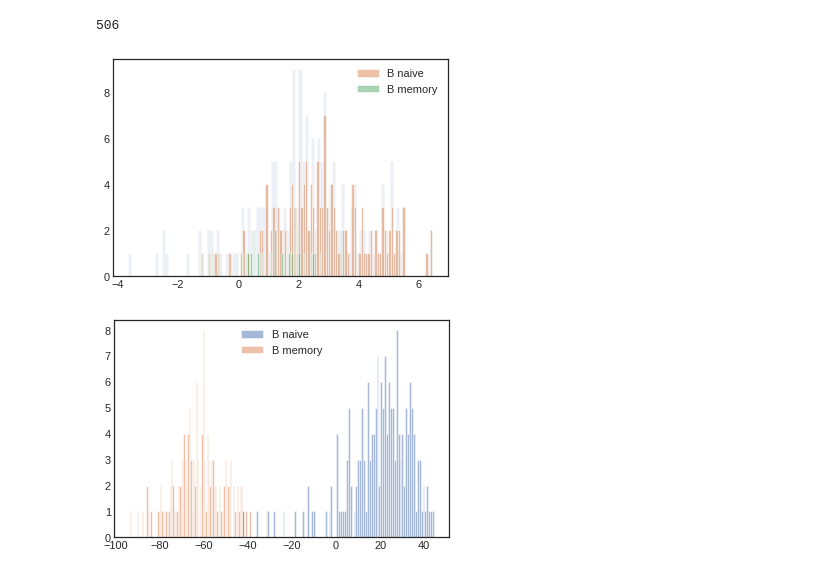
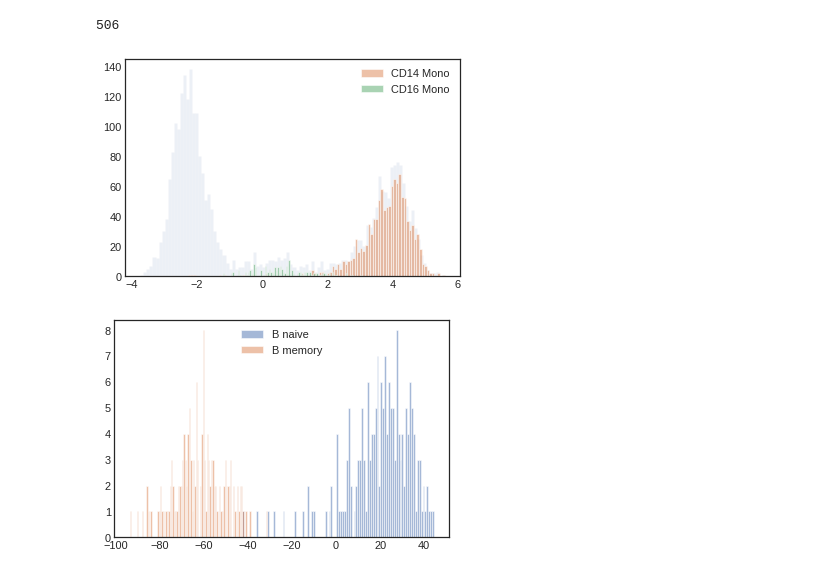
Before and after one commit to xinzhu-email/CITE-pool, a Jupyter notebook: AnalysisTutorial_.ipynb, the cells around one changed output. Cells and saved outputs as stored; diff of their text form; code cells hidden in the pictures.

```diff
--- a/AnalysisTutorial_.ipynb
+++ b/AnalysisTutorial_.ipynb
@@ -18,12 +18,12 @@ tree.left.right.indices
 # data = pd.read_csv('datasets/SeuratV4/adt_main_clr.csv',header=0,index_col=0)
 
 # data = pd.read_csv('./datasets/SeuratV4/adt_p8_main_clr.csv',header=0,index_col=0)
-id ='4_5/t0p4'
-# data = pd.read_csv('../data/4tumor/subdata/ADT_'+id+'.csv',index_col=0)
+id ='1'
+data = pd.read_csv('../data/covid19/subdata/ADT_'+id+'.csv',index_col=0)
 # data = pd.read_csv('../simulator_out/ADT_simulator_'+id+'.csv',index_col=0)
-data = pd.read_csv('../SeuratV4/subdata/'+id+'_ADT.csv', sep=',',index_col=0, header=0)
+# data = pd.read_csv('../SeuratV4/subdata/'+id+'_ADT.csv', sep=',',index_col=0, header=0)
 # data.index = data.index.astype(str)
-id='7_5/rna_rna_7'
+id='9_1/_1'
 f = open('../output/'+id+'/tree.pickle','rb')
 # f = open('../data/4tumor/output/ADT_'+id+'/tree.pickle','rb')
 # true = pd.read_csv('./data/4tumor/gating_cluster.csv',index_col=0)
@@ -151,7 +200,7 @@ gmm = GaussianMixture(n_components=2)
 pred0 = gmm.fit_predict(ppdata[0,:].reshape(-1,1))
 pred1 = gmm.fit_predict(temp[:,0].reshape(-1,1))
 # %%
-id='7_5/_rna_0'
+id='7_5/new_0'
 f = open('../output/'+id+'/tree_retrain.pickle','rb')
 tree = pickle.load(f)
 
@@ -166,4 +215,4 @@ def dfs_embedding(node,ind):
         ind = dfs_embedding(node.right, ind)
     return ind
 dfs_embedding(tree,ind=0)
-embedding.to_csv('../output/7_5/_rna_0/embedding.csv')
+embedding.to_csv('../output/7_5/new_0/embedding.csv')
@@ -219,34 +257,34 @@ x = normalize(node.embedding)
 # k_bic,_ = BIC(np.array(x.iloc[:,0]).reshape(-1,1),10)
 k_bic,_ = BIC(np.array(x[:,0]).reshape(-1,1),10)
 # %%
-id='7_5/rna_rna_1'
+id='7_5/_rna_14'
 f = open('../output/'+id+'/tree.pickle','rb')
 tree = pickle.load(f)
 f.close()
 traversal = BTreeTraversal(tree)
-rnadata = sc.read_h5ad('../SeuratV4/subdata/4_5/t0p4_RNA.h5ad')
+rnadata = sc.read_h5ad('../SeuratV4/subdata/4_5/t3p6_RNA.h5ad')
 
-nodeID = 4
+nodeID = 3
 node = traversal.get_node(nodeID)
-sub1 = rnadata[rnadata.obs['label_l2']=='B naive',:]
-sub2 = rnadata[rnadata.obs['label_l2']=='B memory',:]
+sub1 = rnadata[rnadata.obs['label_l2']=='CD14 Mono',:]
+sub2 = rnadata[rnadata.obs['label_l2']=='CD16 Mono',:]
 x = node.artificial_w.loc[set(sub1.obs_names)&set(node.artificial_w.index)]
 y = node.artificial_w.loc[set(sub2.obs_names)&set(node.artificial_w.index)]
 # x = node.artificial_w.loc[set(node.left_indices)&set(node.artificial_w.index)]
 # y = node.artificial_w.loc[set(node.right_indices)&set(node.artificial_w.index)]
 z = node.artificial_w.loc[set(node.indices)&set(node.artificial_w.index)]
 # w = node.artificial_w.loc[traversal.get_node(6).indices]
 
 
 plt.hist(z,bins=100,alpha=0.1)
 
-plt.hist(x,bins=100,alpha=0.5, label='B naive')
-plt.hist(y,bins=100,alpha=0.5,label='B memory')
+plt.hist(x,bins=100,alpha=0.5, label='CD14 Mono')
+plt.hist(y,bins=100,alpha=0.5,label='CD16 Mono')
 # plt.hist(w,bins=100,alpha=0.2, label='T')
 plt.legend()
 plt.show()
 # %% [output]
-[figure, old version]
+[figure, new version]
 # %%
 import scanpy as sc
 id='7_5/_rna_0'
```
Also changed, not shown: parts of 15 cells of this notebook, 4 other files.
